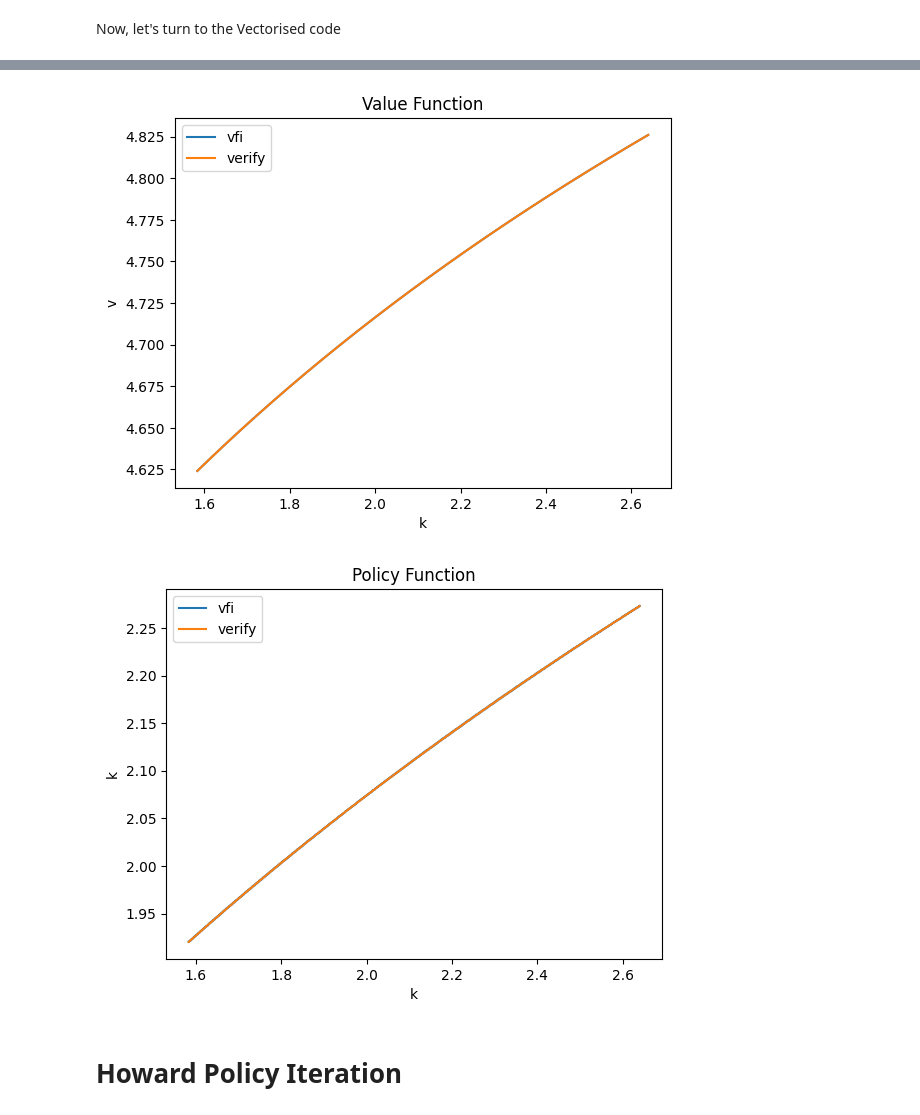
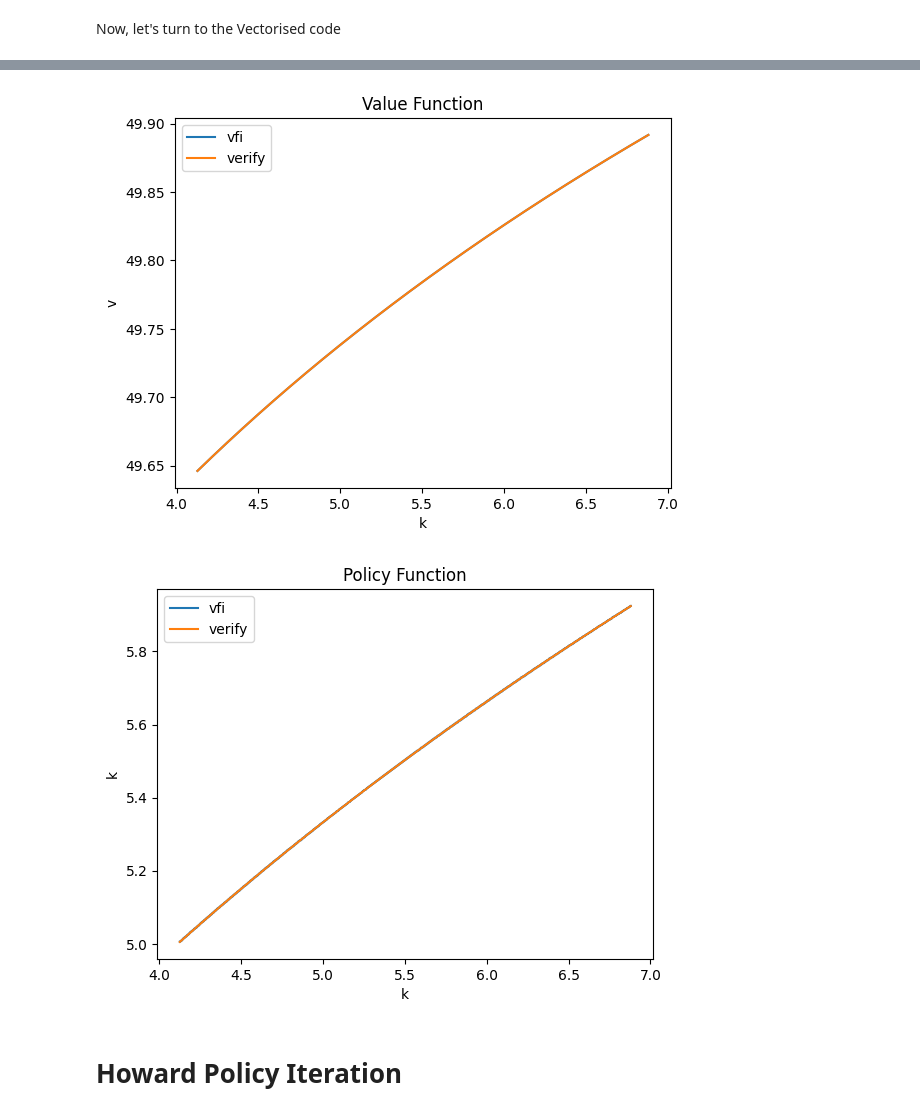
Before and after one commit to sgcbayli024/ECON8185_Homework, a Jupyter notebook: HW1_3_NEW_VERSION.ipynb, the cells around one changed output, grey strips where cells are left out. Saved outputs shown, nothing was run; the diff lists cells and outputs as text; code cells hidden in the pictures.

```diff
--- a/HW1_3_NEW_VERSION.ipynb
+++ b/HW1_3_NEW_VERSION.ipynb
@@ -426,6 +454,6 @@ def Tv_vec_mqp(delt, max_iteration, grid_size, A, alph, bet, toler):
 
     return v, policy
 # %%
-mqp_v, mqp_pol = Tv_vec_mqp(delt=1, max_iteration=10000000, grid_size=1001, A=10, alph=0.33, bet=0.5, toler=1e-6)
+mqp_v, mqp_pol = Tv_vec_mqp(delt=1, max_iteration=10000000, grid_size=1001, A=10, alph=0.33, bet=0.95, toler=1e-6)
 # %% [output]
 Iterating...
@@ -448,5 +463,5 @@ Execution time: 0.2093672752380371 seconds
-[figure, old version]
+[figure, new version]
-[figure, old version]
+[figure, new version]
 # %% [markdown]
 # Howard Policy Iteration
 # %% [markdown]
```
Also changed, not shown: parts of 8 cells of this notebook.
